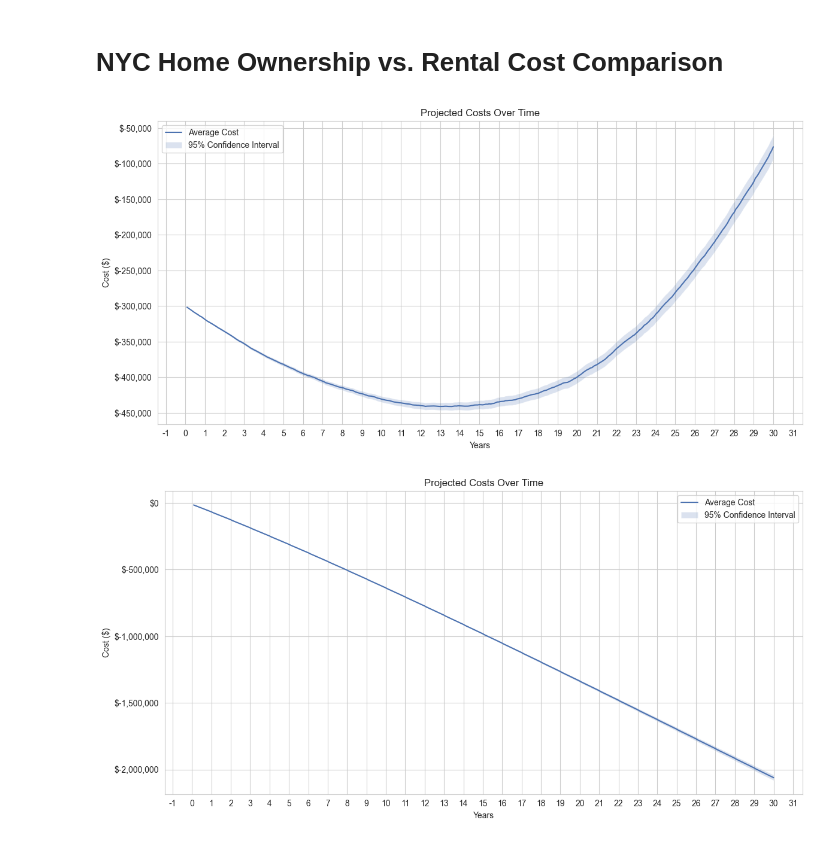
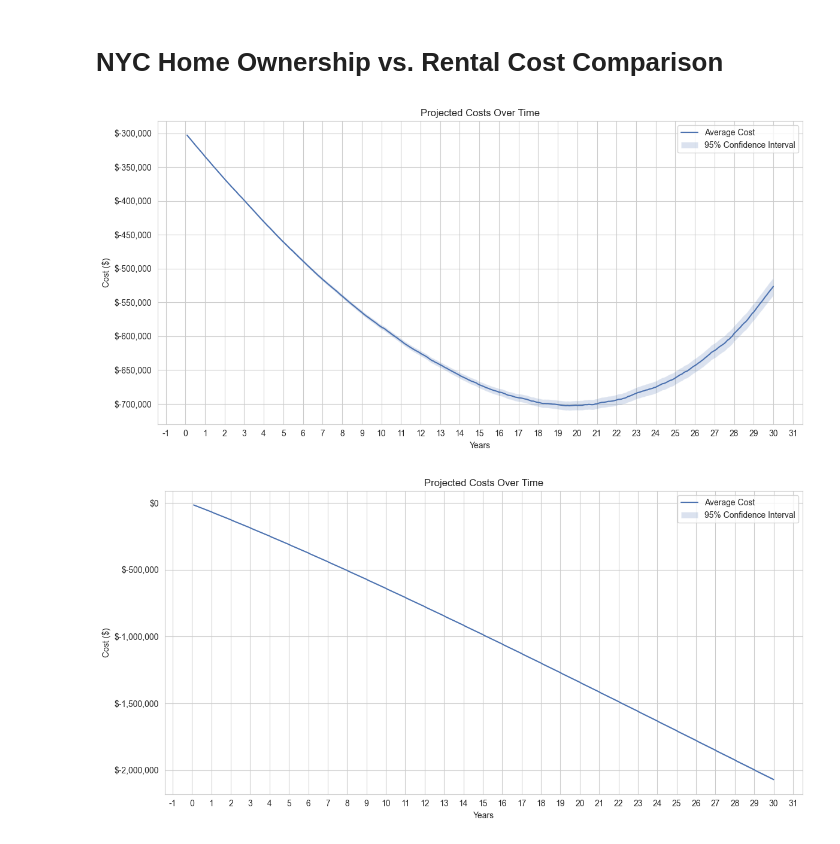
Before and after one commit to jcreinhold/nyc-home-cost-calculator, a Jupyter notebook: notebooks/example.ipynb, the cells around one changed output. Cells and saved outputs as stored; diff of their text form; code cells hidden in the pictures.

```diff
--- a/notebooks/example.ipynb
+++ b/notebooks/example.ipynb
@@ -25,42 +27,45 @@ home_price = 1_000_000.0
 down_payment = home_price * 0.20
 
 home_calculator = NYCHomeCostCalculator(
     home_price=home_price,
     down_payment=down_payment,
     mortgage_rate=0.05,
     loan_term=30,
     initial_income=200_000.0,
     hoa_fee=500.0,
     insurance_rate=0.005,
     maintenance_rate=0.01,
     property_tax_rate=0.01,
     mean_appreciation_rate=0.03,
-    appreciation_volatility=0.05,
+    appreciation_volatility=0.1,
     mean_inflation_rate=0.02,
-    inflation_volatility=0.01,
-    mean_income_change_rate=0.02,
-    income_change_volatility=0.03,
+    inflation_volatility=0.015,
+    mean_income_change_rate=0.03,
+    income_change_volatility=0.02,
     retirement_contribution_rate=0.15,
     filing_status=FilingStatus.SINGLE,
     extra_payment=0.0,
     extra_payment_start_year=1,
     extra_payment_end_year=30,
     purchase_closing_cost_rate=0.03,
     sale_closing_cost_rate=0.07,
-    simulations=1_000,
+    marriage_probability=0.05,
+    divorce_probability=0.02,
+    partner_income_ratio=1.0,
+    simulations=10_000,
     rng=rng,
 )
 
 # Run simulation
-monthly_home_costs, cumulative_home_costs, extra_home = home_calculator.simulate_costs_over_time()
+home_results = home_calculator.simulate()
 
 # Plot the results
-home_calculator.plot_costs_over_time(cumulative_home_costs)
+home_calculator.plot(home_results.profit_loss)
 
 # Save the results to an Excel spreadsheet
-home_calculator.export_to_excel("home-costs.xlsx", cumulative_home_costs)
+home_calculator.export_to_excel("home-costs.xlsx", home_results.profit_loss)
 # %% [output]
-[figure, old version]
+[figure, new version]
 # %%
 rental_calculator = NYCRentalCostCalculator(
     initial_rent=4_500.0,
```
Also changed, not shown: parts of 7 cells of this notebook, 17 other files.
